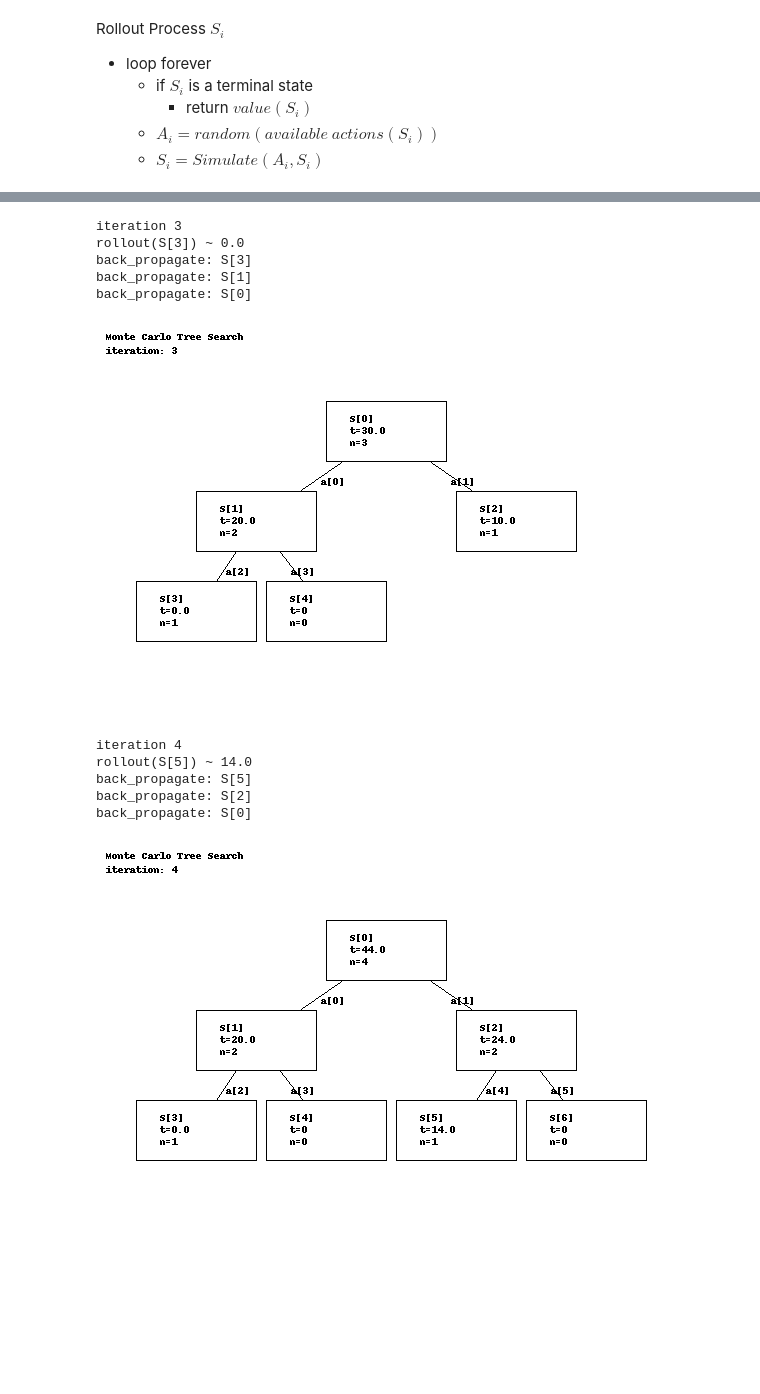
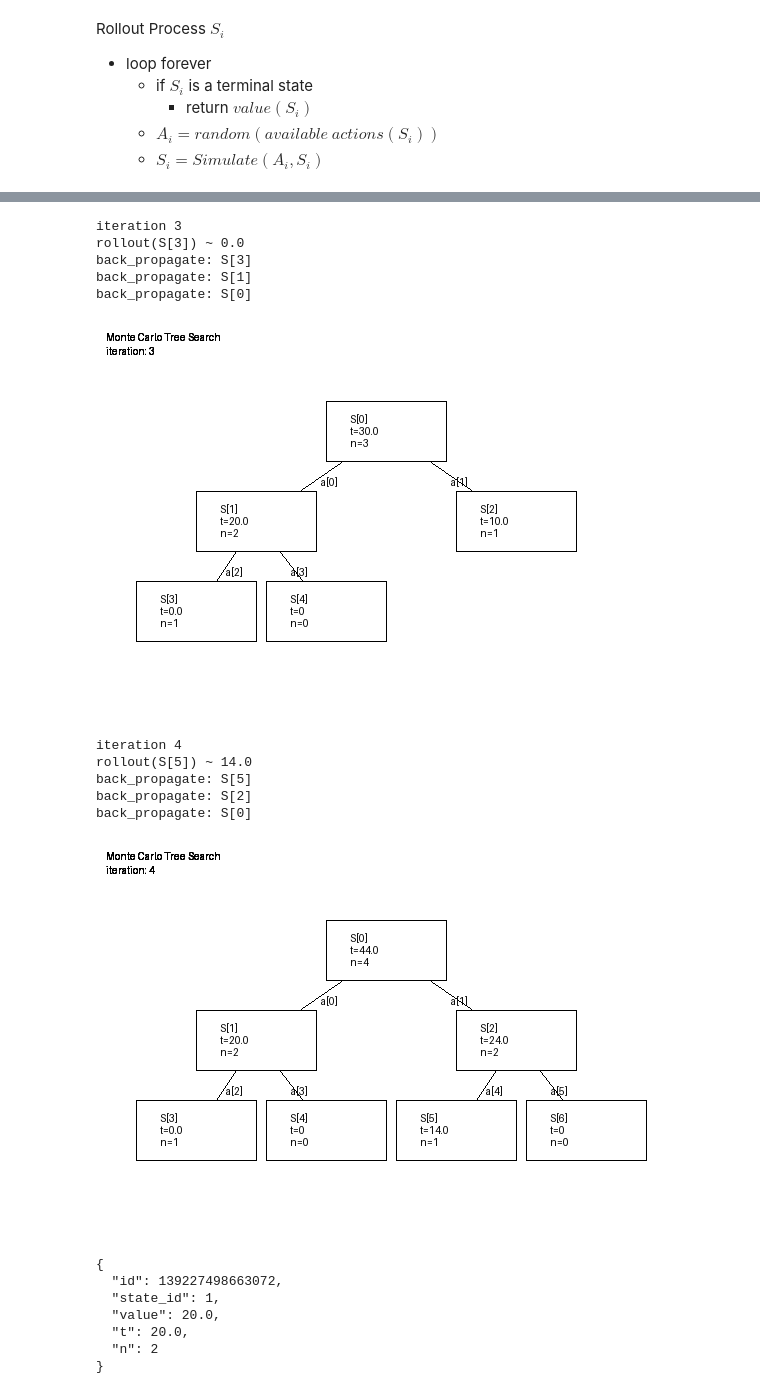
Before and after one commit to Erickrus/leetcode, a Jupyter notebook: MCTS.ipynb, the cells around one changed output, grey strips where cells are left out. Drawn from its saved outputs; the diff is of its cells as text; code cells hidden in the pictures; blank space fills up the shorter version.

```diff
--- a/MCTS.ipynb
+++ b/MCTS.ipynb
@@ -301,7 +301,7 @@ class MonteCarloTreeSearch:
         draw.text(xy=(x0+24, y0+24), fill=black, text=f"t={state.t}")
         draw.text(xy=(x0+24, y0+36), fill=black, text=f"n={state.n}")
 
-MonteCarloTreeSearch().search()
+print(MonteCarloTreeSearch().search())
 # %% [output]
 iteration 1
 rollout(S[1]) ~ 20.0
@@ -316,12 +316,19 @@ back_propagate: S[0]
 iteration 3
 rollout(S[3]) ~ 0.0
 back_propagate: S[3]
 back_propagate: S[1]
 back_propagate: S[0]
-[figure, old version]
+[figure, new version]
 iteration 4
 rollout(S[5]) ~ 14.0
 back_propagate: S[5]
 back_propagate: S[2]
 back_propagate: S[0]
-[figure, old version]
+[figure, new version]
+{
+  "id": 139227498663072,
+  "state_id": 1,
+  "value": 20.0,
+  "t": 20.0,
+  "n": 2
+}
```
Also changed, not shown: parts of 1 cell of this notebook.
